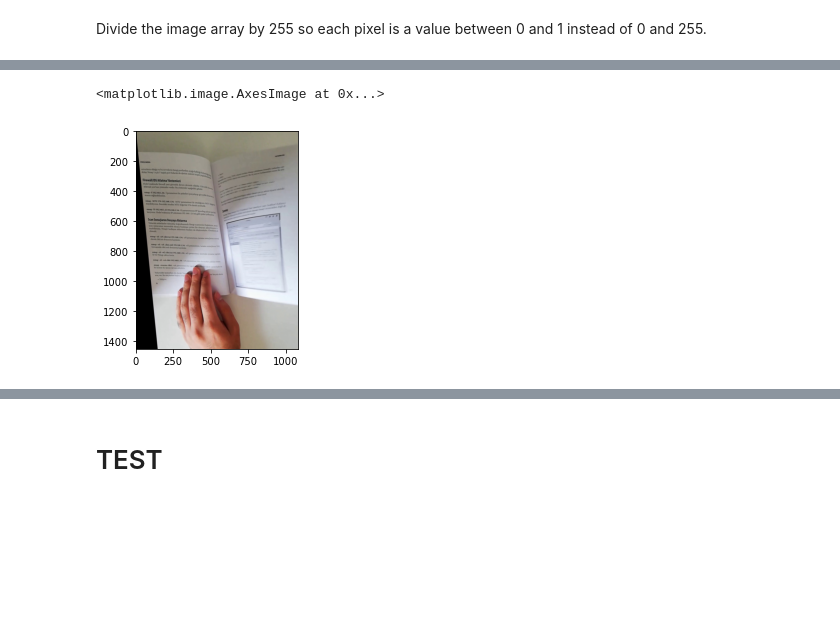
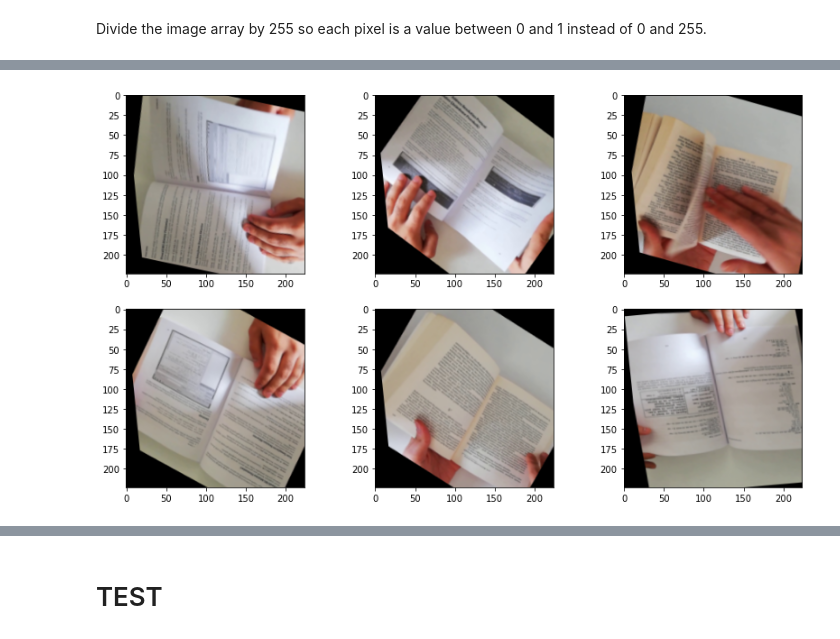
Before and after one commit to c-woo/MonReader, a Jupyter notebook: Untitled.ipynb, the cells around one changed output, grey strips where cells are left out. Cells and saved outputs as stored; diff of their text form; code cells hidden in the pictures; blank space fills up the shorter version.

```diff
--- a/Untitled.ipynb
+++ b/Untitled.ipynb
@@ -78,6 +80,9 @@ Most of the pictures have a lot of dead space on the bottom below the book so I'
 # %%
 ## crop picture
 
-cropped = testpic[100:1550]
-plt.imshow(cropped)
+testpics = [x[150:1500] for x in testpics]
+plt.figure(figsize=(14, 8))
+for i in range(6):
+    ax = plt.subplot(2, 3, i+1)
+    plt.imshow(testpics[i])
 # %% [output]
@@ -104,6 +118,6 @@ Divide the image array by 255 so each pixel is a value between 0 and 1 instead o
 # %%
 ## making sure the numbers got divided correctly
 
-cropped = cropped/255
-cropped
+testpics = [x/255 for x in testpics]
+testpics[0]
 # %% [output]
@@ -127,5 +141,9 @@ array([[[0.50980392, 0.49803922, 0.43137255],
 # %%
 ## test resizing image
 
-plt.imshow(resize(cropped, (140, 100)))
+testpics = [resize(x, (224, 224)) for x in testpics]
+plt.figure(figsize=(14, 8))
+for i in range(6):
+    ax = plt.subplot(2, 3, i+1)
+    plt.imshow(testpics[i])
 # %% [output]
@@ -134,5 +151,9 @@ plt.imshow(resize(cropped, (140, 100)))
 # %%
 ## rotate the images by a random degree between 0 and 180
 
-plt.imshow(rotate(cropped, random.randint(0, 270)))
+testpics = [rotate(x, random.randint(0, 360)) for x in testpics]
+plt.figure(figsize=(14, 8))
+for i in range(6):
+    ax = plt.subplot(2, 3, i+1)
+    plt.imshow(testpics[i])
 # %% [output]
@@ -141,8 +161,10 @@ plt.imshow(rotate(cropped, random.randint(0, 270)))
 # %%
 afine_tf = AffineTransform(shear=0.1)
-shear = warp(cropped, inverse_map=afine_tf)
-plt.imshow(shear)
+shear = [warp(x, inverse_map=afine_tf) for x in testpics]
+plt.figure(figsize=(14, 8))
+for i in range(6):
+    ax = plt.subplot(2, 3, i+1)
+    plt.imshow(shear[i])
 # %% [output]
-<matplotlib.image.AxesImage at 0x...>
-[figure, old version]
+[figure, new version]
 # %%
```
Also changed, not shown: parts of 42 cells of this notebook.
